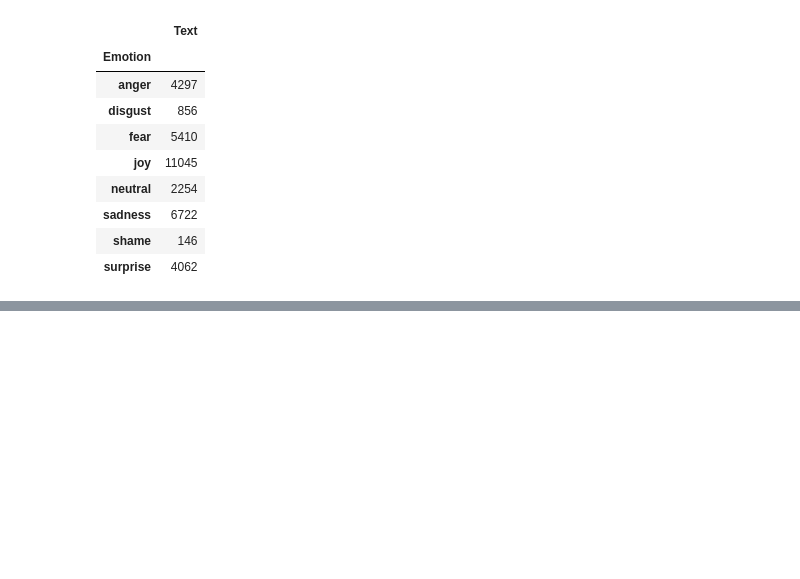
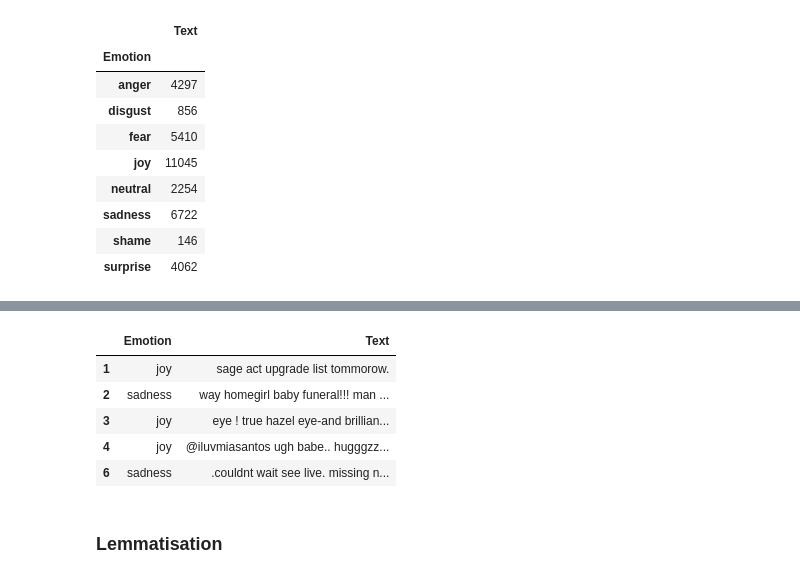
Before and after one commit to Harsha-7989/Text_Emotion_Classification, a Jupyter notebook: Text_Emotion_Detection.ipynb, the cells around one changed output, grey strips where cells are left out. Cells and saved outputs as stored; diff of their text form; code cells hidden in the pictures; blank space fills up the shorter version.

```diff
--- a/Text_Emotion_Detection.ipynb
+++ b/Text_Emotion_Detection.ipynb
@@ -33,0 +59,7 @@ data.groupby('Emotion').count()
+# %%
+import nltk
+# nltk.download('stopwords')
+from nltk.corpus import stopwords
+stop = stopwords.words('english')
+
+data['Text'] = data['Text'].apply(lambda x: " ".join(x for x in x.split() if x not in stop))
@@ -33,0 +69,11 @@ data.groupby('Emotion').count()
+# %%
+data.head()
+# %% [output]
+|  | Emotion | Text |
+| 1 | joy | sage act upgrade list tommorow. |
+| 2 | sadness | way homegirl baby funeral!!! man ... |
+| 3 | joy | eye ! true hazel eye-and brillian... |
+| 4 | joy | @iluvmiasantos ugh babe.. hugggzz... |
+| 6 | sadness | .couldnt wait see live. missing n... |
+# %% [markdown]
+### Lemmatisation
```
Also changed, not shown: parts of 11 cells of this notebook.
